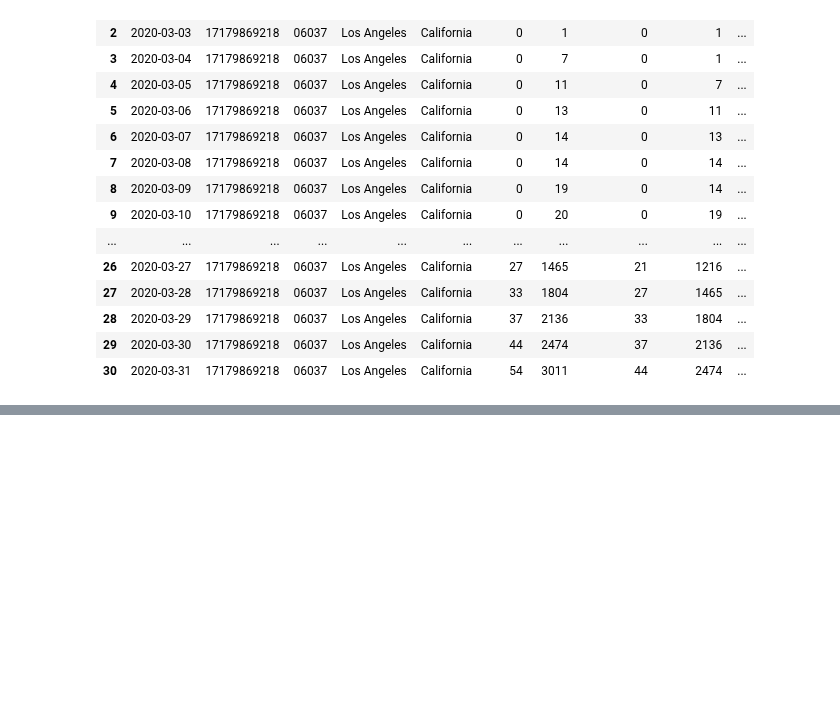
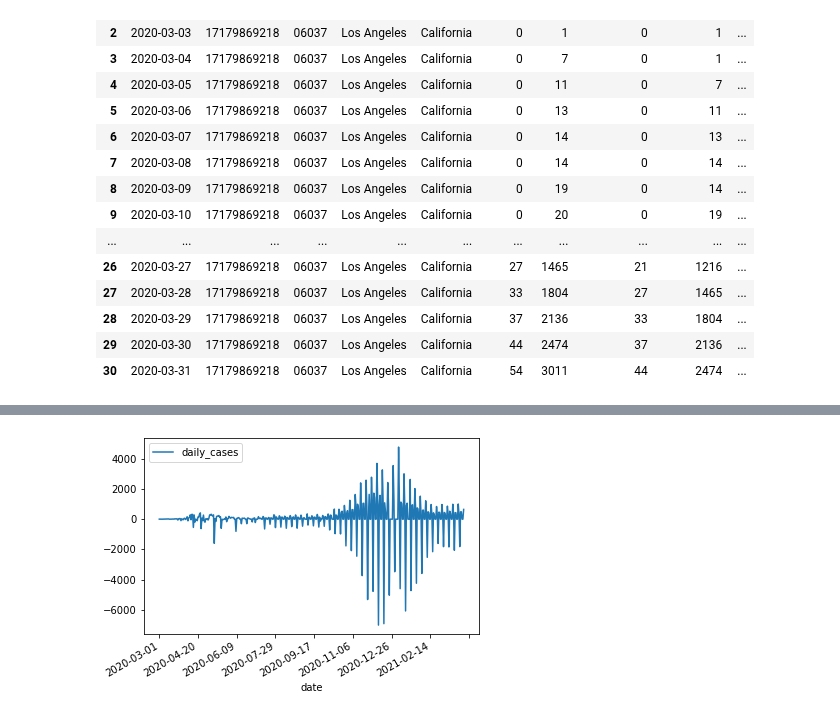
Before and after one commit to severine-baudry/capstone_data_engineer, a Jupyter notebook: preprocess_covid_counties.ipynb, the cells around one changed output, grey strips where cells are left out. Saved outputs shown, nothing was run; the diff lists cells and outputs as text; code cells hidden in the pictures; blank space fills up the shorter version.

```diff
--- a/preprocess_covid_counties.ipynb
+++ b/preprocess_covid_counties.ipynb
@@ -205,0 +356,5 @@ df_covid_daily.where( (col("fips") == "06037") & ( F.month(col("date")) == 3)  &
+# %%
+michigan_cases.plot( x = "date", y = "daily_cases")
+plt.gcf().autofmt_xdate()
+# %% [output]
+[figure, added]
```
Also changed, not shown: parts of 29 cells of this notebook.
